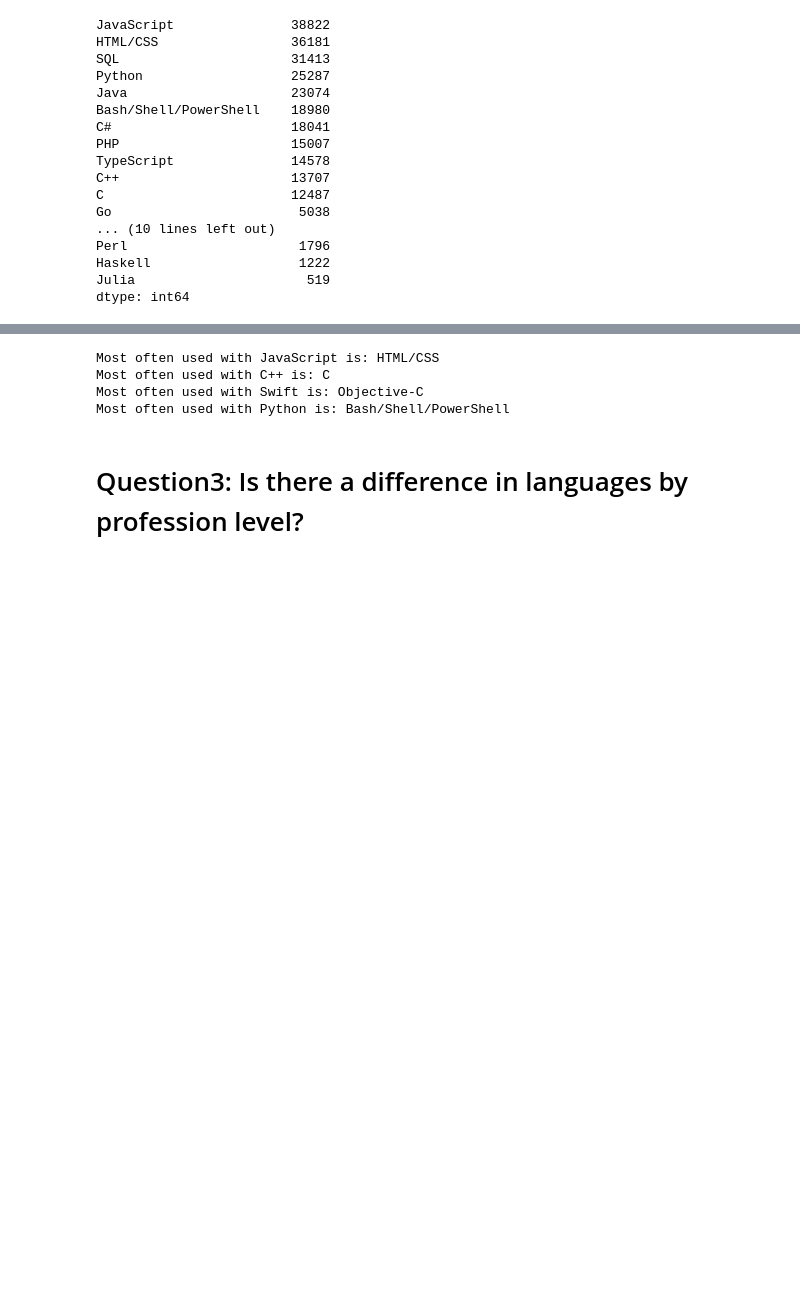
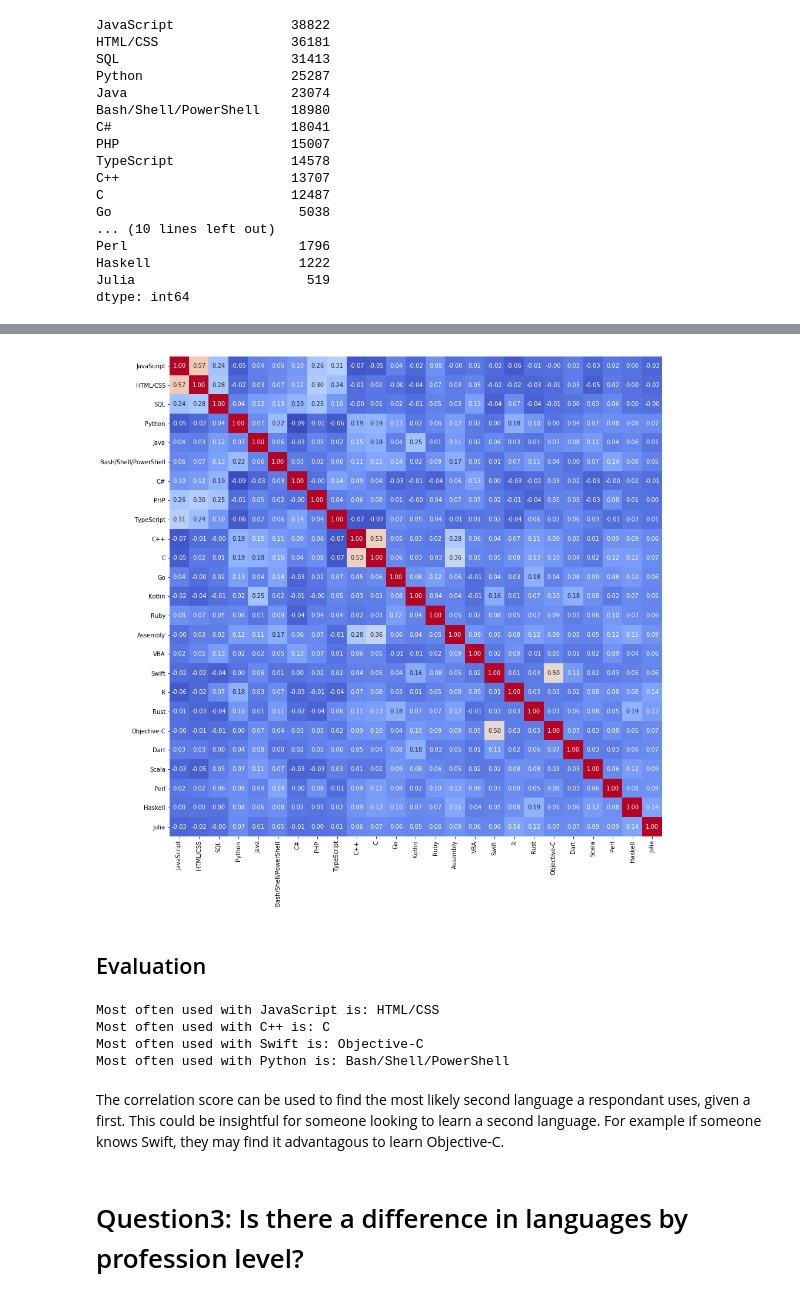
Before and after one commit to natsci-droid/Udacity_DS_P1_Data_Science_Blog, a Jupyter notebook: BlogCode.ipynb, the cells around one changed output, grey strips where cells are left out. Saved outputs shown, nothing was run; the diff lists cells and outputs as text; code cells hidden in the pictures; blank space fills up the shorter version.

```diff
--- a/BlogCode.ipynb
+++ b/BlogCode.ipynb
@@ -141,6 +175,19 @@ Julia                  0.138913  1.000000
+# %%
+# create figure for blog post
+import seaborn as sns
+
+fig, ax = plt.subplots(figsize=(15,15))
+sns.heatmap(langs_df.corr(method='pearson'), annot=True, fmt='.2f',
+            cmap=plt.get_cmap('coolwarm'), cbar=False, ax=ax)
+ax.set_yticklabels(ax.get_yticklabels(), rotation="horizontal")
+plt.savefig('result.png', bbox_inches='tight', pad_inches=0.0)
+# %% [output]
+[figure, added]
 # %%
 # remove self correlation, so can retrieve maxima
 np.fill_diagonal(langs_df_corr.values, 0)
+# %% [markdown]
+## Evaluation
 # %%
 print('Most often used with JavaScript is: {}'.format(langs_df_corr['JavaScript'].idxmax()))
 print('Most often used with C++ is: {}'.format(langs_df_corr['C++'].idxmax()))
@@ -151,5 +198,7 @@ Most often used with JavaScript is: HTML/CSS
 Most often used with C++ is: C
 Most often used with Swift is: Objective-C
 Most often used with Python is: Bash/Shell/PowerShell
+# %% [markdown]
+The correlation score can be used to find the most likely second language a respondant uses, given a first. This could be insightful for someone looking to learn a second language. For example if someone knows Swift, they may find it advantagous to learn Objective-C.
 # %% [markdown]
 # Question3: Is there a difference in languages by profession level?
```
Also changed, not shown: parts of 33 cells of this notebook.
